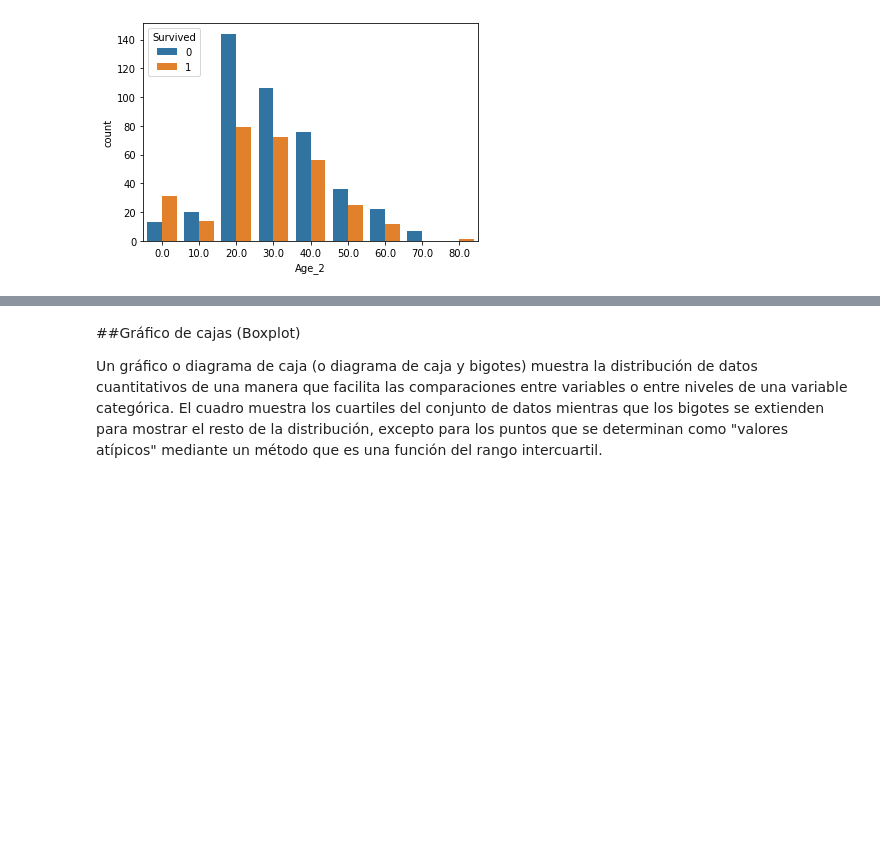
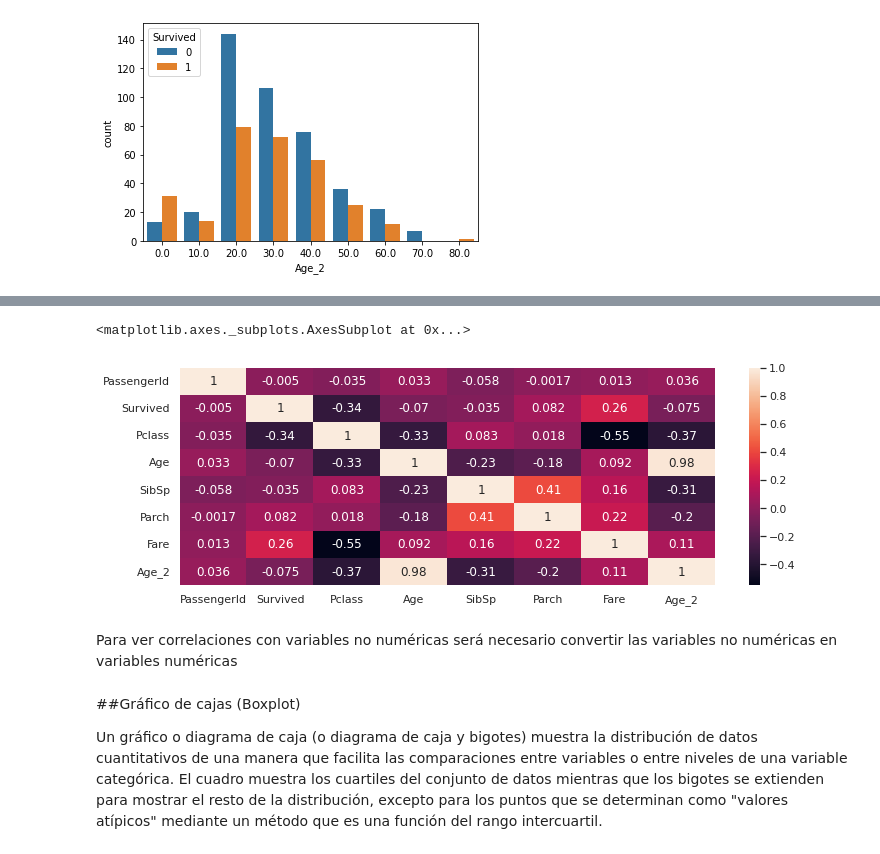
Before and after one commit to wilmerod/Curso-de-introduccion-a-Big-Data-Parte-2-nov2021, a Jupyter notebook: 8_EDA_Titanic.ipynb, the cells around one changed output, grey strips where cells are left out. Cells and saved outputs as stored; diff of their text form; code cells hidden in the pictures; blank space fills up the shorter version.

```diff
--- a/8_EDA_Titanic.ipynb
+++ b/8_EDA_Titanic.ipynb
@@ -693,0 +611,3 @@ memory usage: 78.1+ KB
+# %%
+train_corr=train_data.corr()
+train_corr
@@ -694,3 +624,12 @@ memory usage: 78.1+ KB
+# %%
+fig,ax = plt.subplots(figsize=(12,4))
+
+sns.heatmap(train_corr, annot=True)
+# %% [output]
+<matplotlib.axes._subplots.AxesSubplot at 0x...>
+[figure, added]
+# %% [markdown]
+Para ver correlaciones con variables no numéricas será necesario convertir las variables no numéricas en variables numéricas
 # %% [markdown]
 ##Gráfico de cajas (Boxplot)
 
```
Also changed, not shown: parts of 18 cells of this notebook.
